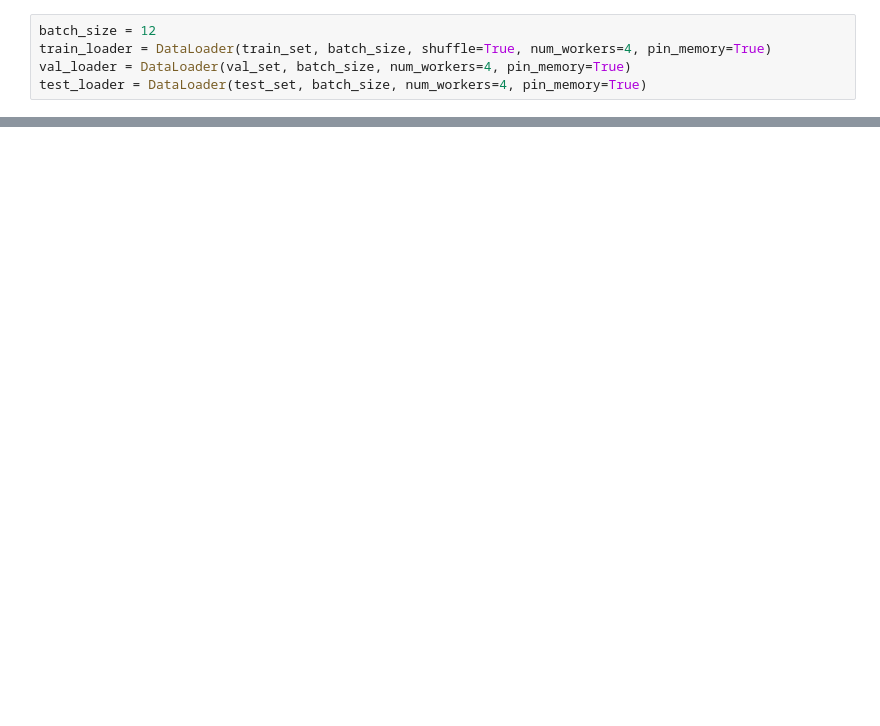
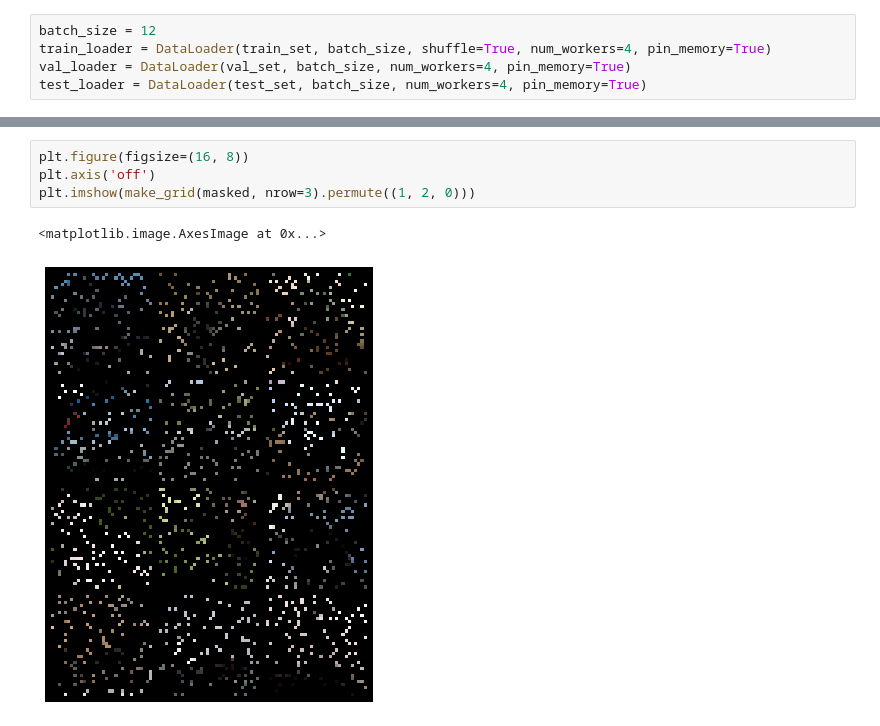
Before and after one commit to claudiosv/pretrained_positional_embeddings, a Jupyter notebook: masked_autoencoder_playground.ipynb, the cells around one changed output, grey strips where cells are left out. Drawn from its saved outputs; the diff is of its cells as text; blank space fills up the shorter version.

```diff
--- a/masked_autoencoder_playground.ipynb
+++ b/masked_autoencoder_playground.ipynb
@@ -53,0 +36,7 @@ Original Traceback (most recent call last):
+# %%
+plt.figure(figsize=(16, 8))
+plt.axis('off')
+plt.imshow(make_grid(masked, nrow=3).permute((1, 2, 0)))
+# %% [output]
+<matplotlib.image.AxesImage at 0x...>
+[figure, added]
```
Also changed, not shown: parts of 4 cells of this notebook, 1 other file.
